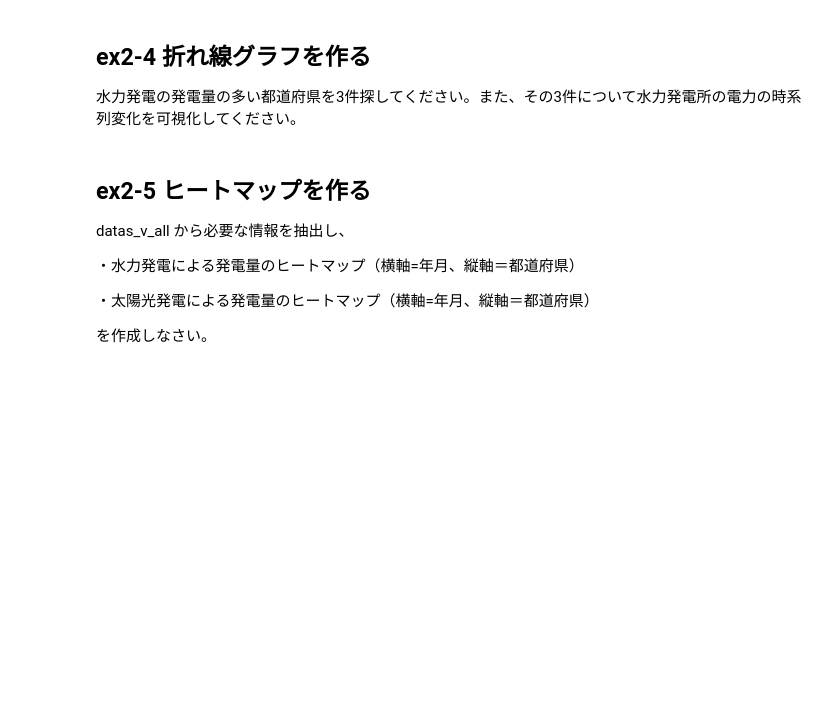
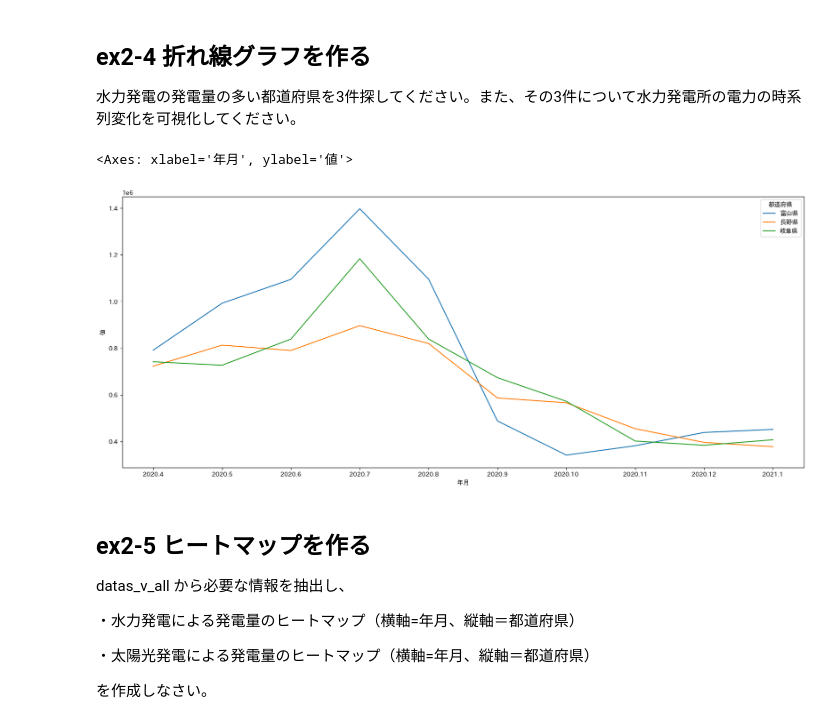
Before and after one commit to mattu117117/For-classroom, a Jupyter notebook: ex2_B231810.ipynb, the cells around one changed output. Cells and saved outputs as stored; diff of their text form; code cells hidden in the pictures; blank space fills up the shorter version.

```diff
--- a/ex2_B231810.ipynb
+++ b/ex2_B231810.ipynb
@@ -202,6 +238,25 @@ Text(0, 0.5, '都道府県数')
 # %% [markdown]
 ## ex2-4 折れ線グラフを作る
 水力発電の発電量の多い都道府県を3件探してください。また、その3件について水力発電所の電力の時系列変化を可視化してください。
+# %%
+# ノック31：折れ線グラフを書いてみよう
+# 水力発電の電力量データを抽出する
+viz_data = datas_v_all.loc[(datas_v_all['発電種別']=='水力') & (datas_v_all['項目']=='電力量')]
+
+# 都道府県ごとの発電量を集計し、上位3件を抽出する
+top3_prefs = viz_data.groupby('都道府県')['値'].sum().sort_values(ascending=False).head(3).index
+
+# 上位3県のデータを抽出する
+viz_data = viz_data.loc[viz_data['都道府県'].isin(top3_prefs)]
+
+# グラフの描画領域を作成する
+plt.figure(figsize=(20, 8))
+
+# 折れ線グラフを描画する
+sns.lineplot(data=viz_data, x='年月', y='値', hue='都道府県')
+# %% [output]
+<Axes: xlabel='年月', ylabel='値'>
+[figure, added]
 # %% [markdown]
 ## ex2-5 ヒートマップを作る
 datas_v_all から必要な情報を抽出し、
```
Also changed, not shown: parts of 7 cells of this notebook.
